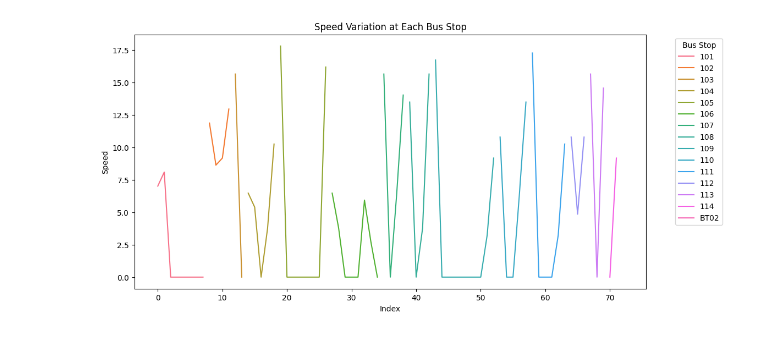
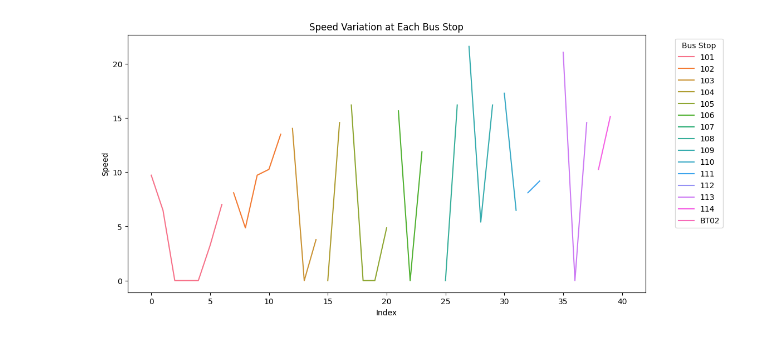
Before and after one commit to Ginushmal/DSE-Project-Bus-Arrival-time-Prediction-GRP29, a Jupyter notebook: Ginushmal/06.2. avg_for_bustops.ipynb, the cells around one changed output. Saved outputs shown, nothing was run; the diff lists cells and outputs as text; code cells hidden in the pictures.

```diff
--- a/Ginushmal/06.2. avg_for_bustops.ipynb
+++ b/Ginushmal/06.2. avg_for_bustops.ipynb
@@ -10,4 +10,4 @@ pd.set_option('display.max_columns', None)
 # Select the features for correlation matrix
 selected_features = ['id','deviceid','trip_id','speed','acceleration','radial_acceleration','distance_from_start','acceleration_der','bus_stop']
 data = pd.read_csv('../DataOut/bus_trip_all_points_with_acceleration_and_radial_acceleration_and_distance_and_accDiff.csv')
-data
+data=data[data['direction']==1]
@@ -64,20 +32,26 @@ data_tid4
+# %%
+# Convert time to datetime with just hour , minute and second
+data['time'] = pd.to_datetime(data['time'], format='%H:%M:%S').dt.time
 # %%
 import seaborn as sns
 import matplotlib.pyplot as plt
+
+data_tid4 = data[data['trip_id'] == 12]
+data_tid4.reset_index(drop=True, inplace=True)
 
 # Create a line plot using seaborn with hue based on 'segment'
 plt.figure(figsize=(12, 6))
 sns.lineplot(data=data_tid4, x=data_tid4.index, y='speed', hue='bus_stop', legend='full')
 
 # Set plot labels and title
 plt.xlabel('Index')
 plt.ylabel('Speed')
 plt.title('Speed Variation at Each Bus Stop')
 
 # Show the legend
 plt.legend(title='Bus Stop', bbox_to_anchor=(1.05, 1), loc='upper left')
 
 # Show the plot
 plt.show()
 # %% [output]
-[figure, old version]
+[figure, new version]
```
Also changed, not shown: parts of 14 cells of this notebook, 1 other file.
